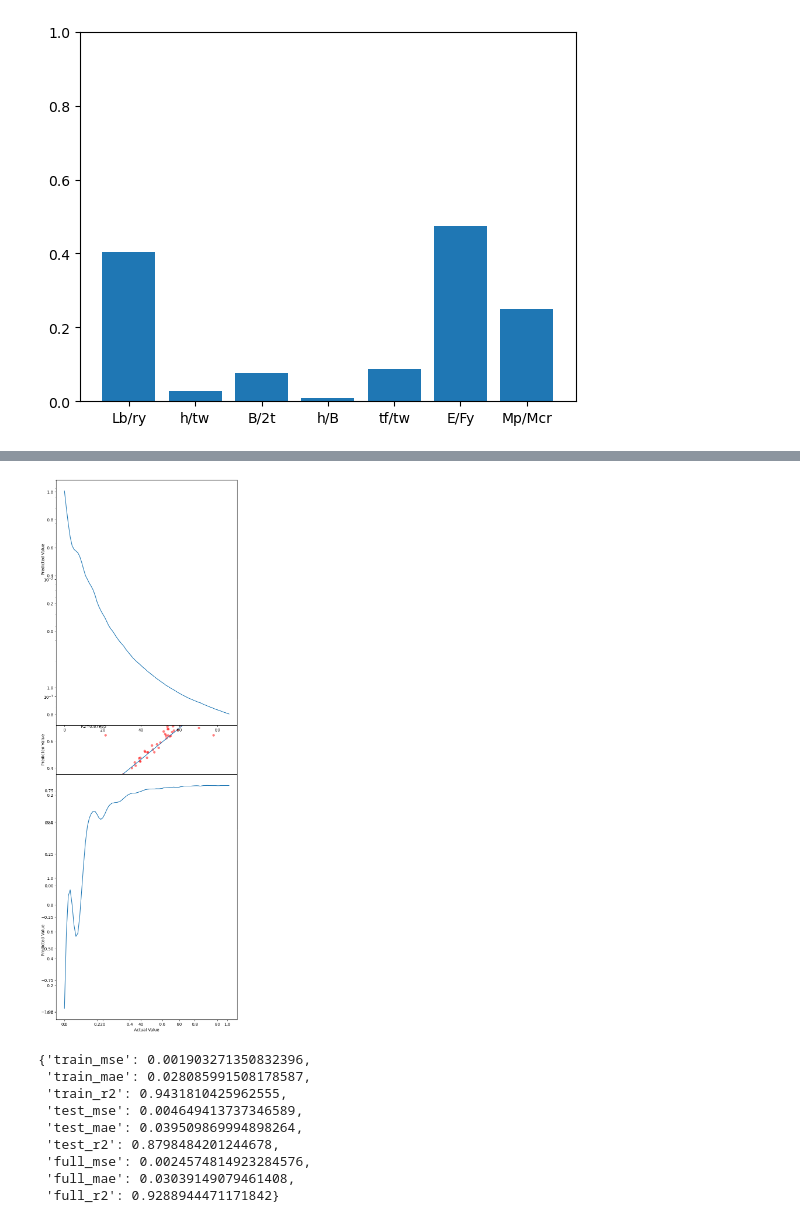
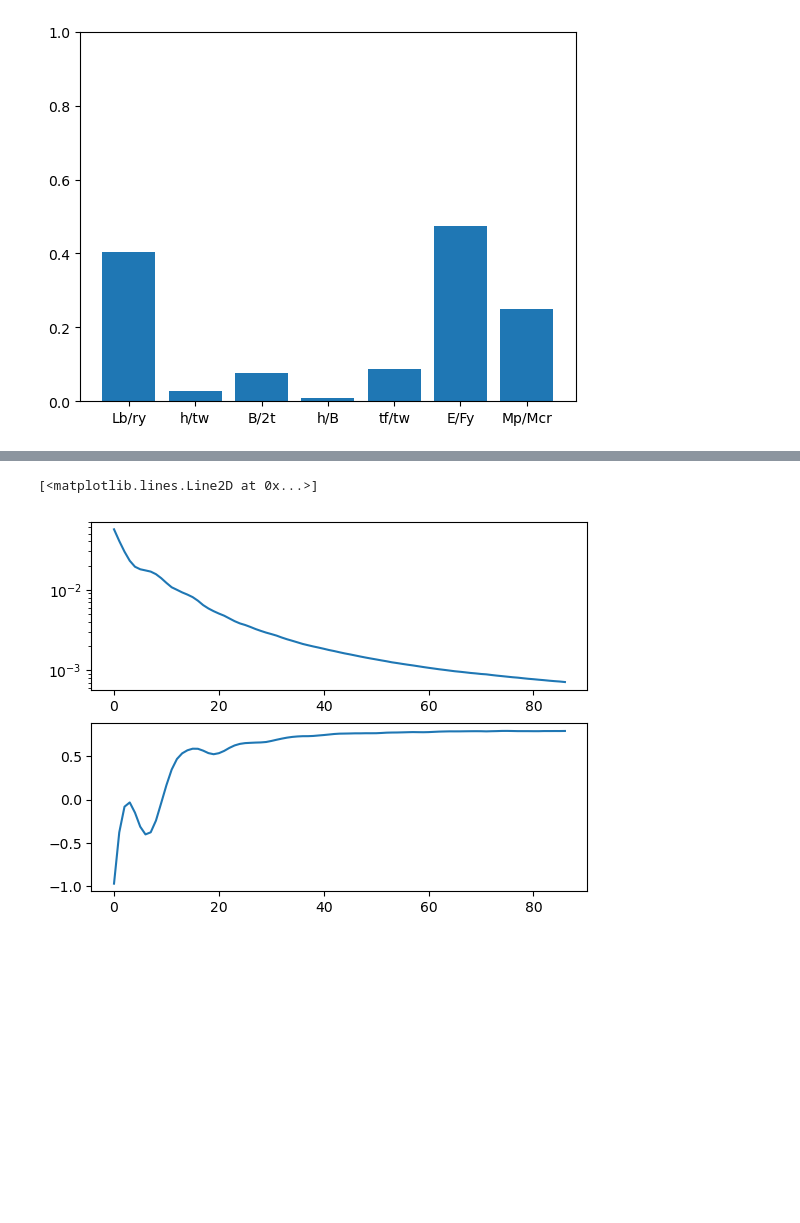
Before and after one commit to shantanu404/ibeam, a Jupyter notebook: ibeam.ipynb, the cells around one changed output, grey strips where cells are left out. Drawn from its saved outputs; the diff is of its cells as text; code cells hidden in the pictures; blank space fills up the shorter version.

```diff
--- a/ibeam.ipynb
+++ b/ibeam.ipynb
@@ -110,8 +129,11 @@ rf_params = {
     'n_estimators' : [150, 200, 250, 300],
 }
 
-_, _, rf_metrics = evaluate_pipeline(RandomForestRegressor(random_state=42), rf_params)
-plt.savefig('random_forest.png')
+rf_cv = GridSearchCV(RandomForestRegressor(random_state=42), rf_params)
+rf_cv.fit(X_train, y_train)
+rf_best = rf_cv.best_estimator_
+rf_metrics = evaluate_pipeline(rf_best)
 
-rf_metrics
+rf_cv_result = pd.DataFrame(rf_cv.cv_results_)
+plot_cross_validation(rf_cv_result)
 # %% [output]
@@ -128,14 +146,15 @@ rf_metrics
 # %%
 gb_params = {
-    'loss' : ['squared_error', 'absolute_error', 'huber', 'quantile'],
-    'subsample' : [0.5, 0.7, 0.8, 1.0],
-    'criterion' : ['squared_error', 'friedman_mse'],
+    'subsample' : [0.7, 0.8, 0.9, 1.0],
     'n_estimators' : [150, 200, 250, 300],
 }
 
-_, cv_res, gb_metrics = evaluate_pipeline(GradientBoostingRegressor(random_state=42), gb_params)
-plt.savefig('gradient_boosting.png')
+gb_cv = GridSearchCV(GradientBoostingRegressor(random_state=42), gb_params)
+gb_cv.fit(X_train, y_train)
+gb_best = gb_cv.best_estimator_
 
-print(gb_metrics)
-cv_res
+print(gb_cv.best_params_)
+
+gb_cv_result = pd.DataFrame(gb_cv.cv_results_)
+plot_cross_validation(gb_cv_result)
 # %% [output]
@@ -182,36 +220,28 @@ svr_metrics
 # %%
 from sklearn.neural_network import MLPRegressor
 from sklearn.pipeline import Pipeline
 from sklearn.preprocessing import StandardScaler
 
 nn_params = {
     'mlp__hidden_layer_sizes' : [(16, 16, 16, 16), (32, 32, 32, 32), (64, 64)],
-    'mlp__activation' : ['relu', 'tanh'],
+    'mlp__activation' : ['relu', 'tanh']
 }
 
 nn_pipeline = Pipeline([
     ('scaler', StandardScaler()),
     ('mlp', MLPRegressor(random_state=100, early_stopping=True, max_iter=500))
 ])
 
-nn_pipeline, _, nn_metrics = evaluate_pipeline(nn_pipeline, nn_params)
+nn_cv = GridSearchCV(nn_pipeline, nn_params)
+nn_cv.fit(X_train, y_train)
+
+nn_best = nn_cv.best_estimator_
+nn_cv_result = pd.DataFrame(nn_cv.cv_results_)
 
 plt.subplot(2, 1, 1)
-plt.semilogy(nn_pipeline['mlp'].loss_curve_)
+plt.semilogy(nn_best['mlp'].loss_curve_)
 plt.subplot(2, 1, 2)
-plt.plot(nn_pipeline['mlp'].validation_scores_)
-plt.show()
-
-
-nn_metrics
+plt.plot(nn_best['mlp'].validation_scores_)
 # %% [output]
+[<matplotlib.lines.Line2D at 0x...>]
-[figure, old version]
+[figure, new version]
-{'train_mse': 0.001903271350832396,
- 'train_mae': 0.028085991508178587,
- 'train_r2': 0.9431810425962555,
- 'test_mse': 0.004649413737346589,
- 'test_mae': 0.039509869994898264,
- 'test_r2': 0.8798484201244678,
- 'full_mse': 0.0024574814923284576,
- 'full_mae': 0.03039149079461408,
- 'full_r2': 0.9288944471171842}
```
Also changed, not shown: parts of 14 cells of this notebook.
